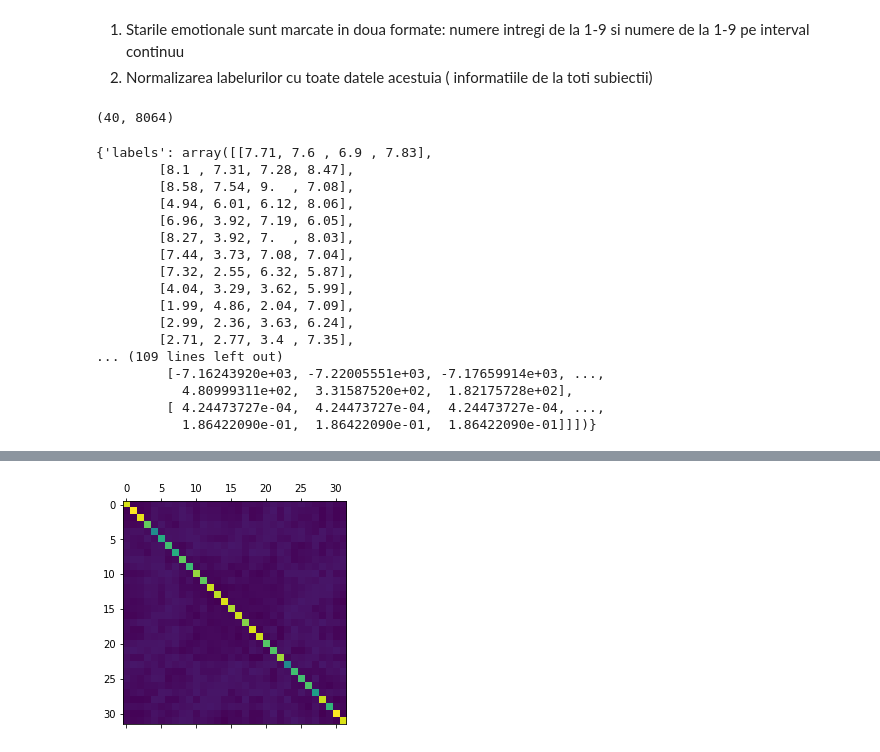
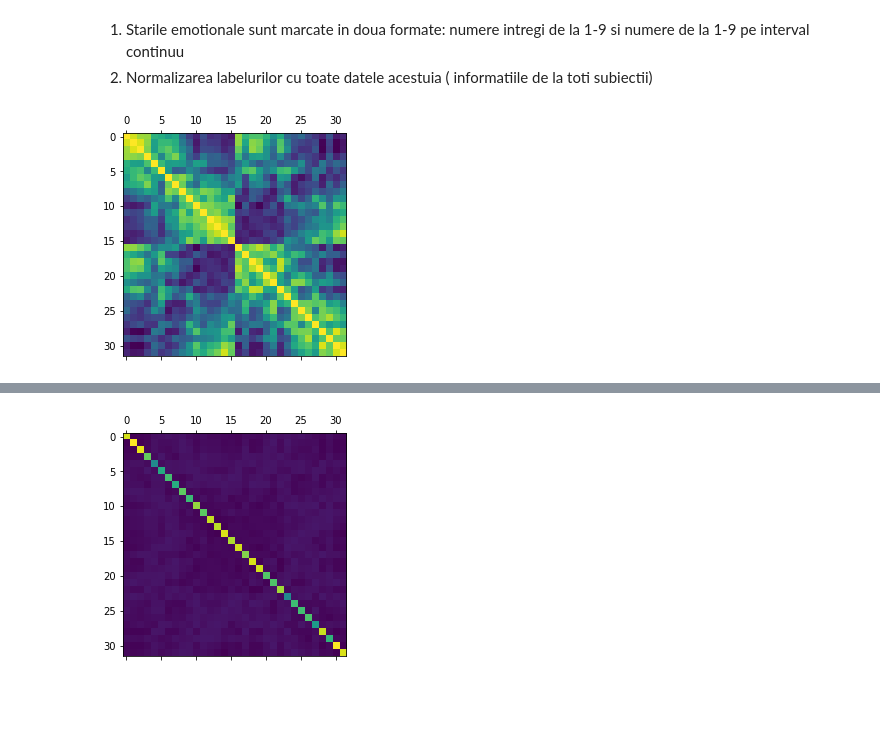
Before and after one commit to paulilioaica/EEG-Classification, a Jupyter notebook: Data_analysis.ipynb, the cells around one changed output, grey strips where cells are left out. Drawn from its saved outputs; the diff is of its cells as text; code cells hidden in the pictures; blank space fills up the shorter version.

```diff
--- a/Data_analysis.ipynb
+++ b/Data_analysis.ipynb
@@ -37,9 +38,5 @@ import matplotlib.pyplot as plt
 # %%
 with open('data/s01.dat', 'rb') as f:
      data = cPickle.load(f, encoding='latin1')
-# %%
-data['data'][0].shape
-# %% [output]
-(40, 8064)
 # %%
-corr_matrix = np.corrcoef(data['data'][0][:32, :])
+corr_matrix = np.corrcoef(data['data'][0][:32, 384:])
@@ -46,23 +45,8 @@ corr_matrix = np.corrcoef(data['data'][0][:32, :])
 # %%
-data
+plt.matshow(corr_matrix)
+plt.show()
 # %% [output]
-{'labels': array([[7.71, 7.6 , 6.9 , 7.83],
-        [8.1 , 7.31, 7.28, 8.47],
-        [8.58, 7.54, 9.  , 7.08],
-        [4.94, 6.01, 6.12, 8.06],
-        [6.96, 3.92, 7.19, 6.05],
-        [8.27, 3.92, 7.  , 8.03],
-        [7.44, 3.73, 7.08, 7.04],
-        [7.32, 2.55, 6.32, 5.87],
-        [4.04, 3.29, 3.62, 5.99],
-        [1.99, 4.86, 2.04, 7.09],
-        [2.99, 2.36, 3.63, 6.24],
-        [2.71, 2.77, 3.4 , 7.35],
-... (109 lines left out)
-         [-7.16243920e+03, -7.22005551e+03, -7.17659914e+03, ...,
-           4.80999311e+02,  3.31587520e+02,  1.82175728e+02],
-         [ 4.24473727e-04,  4.24473727e-04,  4.24473727e-04, ...,
-           1.86422090e-01,  1.86422090e-01,  1.86422090e-01]]])}
+[figure, added]
 # %%
 corr_matrix = np.abs(corr_matrix)
 # %%
```
Also changed, not shown: parts of 15 cells of this notebook, 7 other files.
